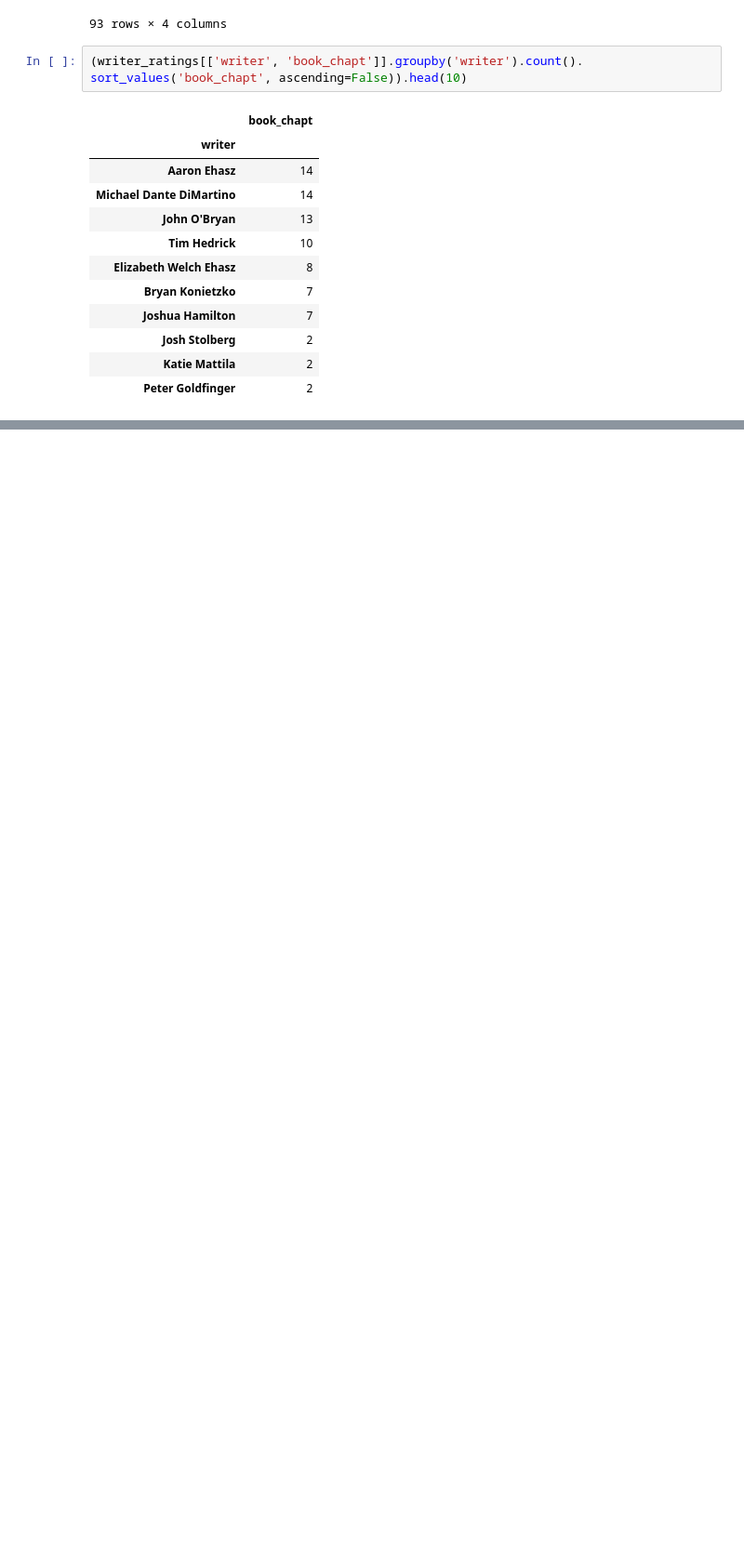
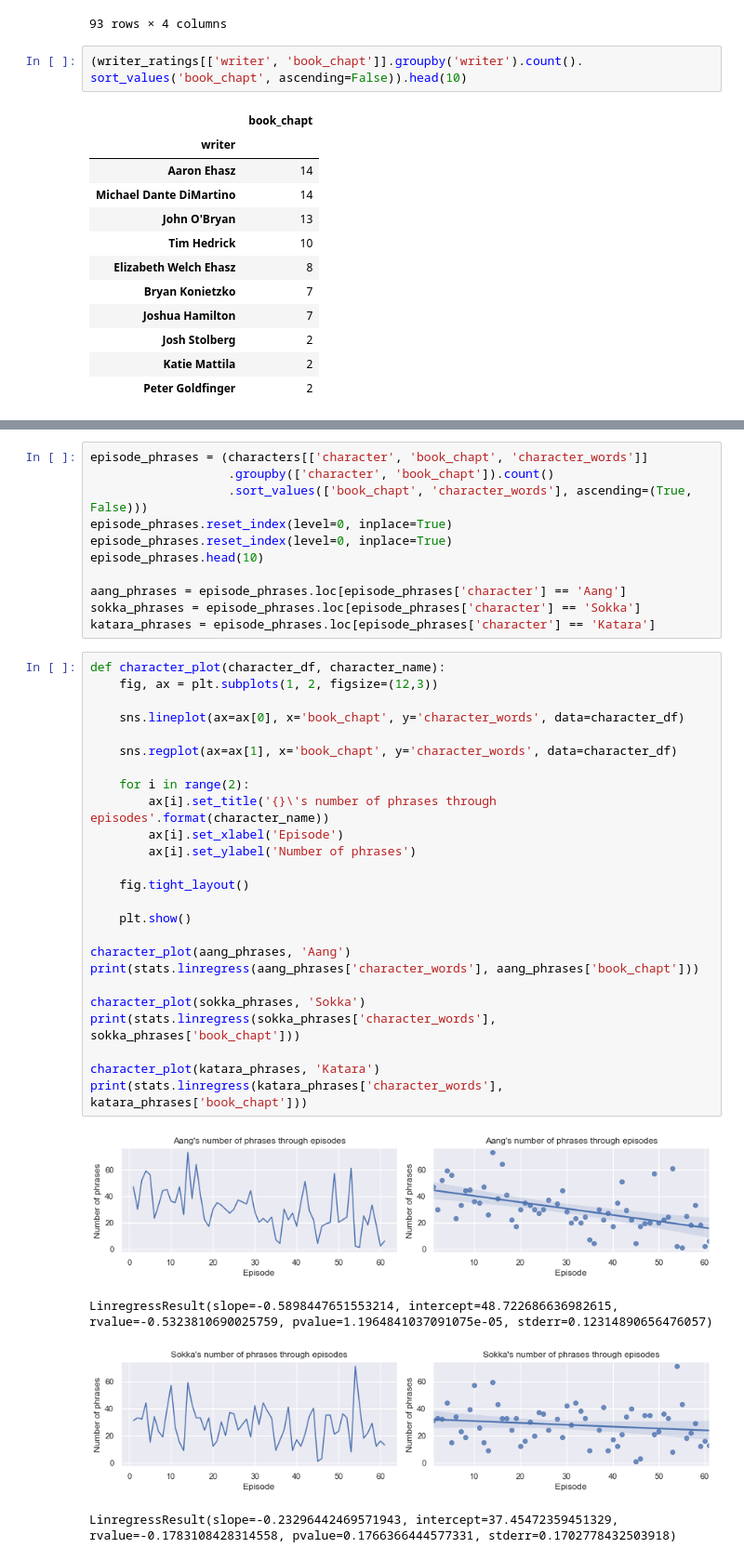
Before and after one commit to sgol11/avatar-analysis, a Jupyter notebook: avatar_analysis.ipynb, the cells around one changed output, grey strips where cells are left out. Shown at 93% size. Drawn from its saved outputs; the diff is of its cells as text; blank space fills up the shorter version.

```diff
--- a/avatar_analysis.ipynb
+++ b/avatar_analysis.ipynb
@@ -455,0 +516,41 @@ plt.show()
+# %%
+episode_phrases = (characters[['character', 'book_chapt', 'character_words']]
+                   .groupby(['character', 'book_chapt']).count()
+                   .sort_values(['book_chapt', 'character_words'], ascending=(True, False)))
+episode_phrases.reset_index(level=0, inplace=True)
+episode_phrases.reset_index(level=0, inplace=True)
+episode_phrases.head(10)
+
+aang_phrases = episode_phrases.loc[episode_phrases['character'] == 'Aang']
+sokka_phrases = episode_phrases.loc[episode_phrases['character'] == 'Sokka']
+katara_phrases = episode_phrases.loc[episode_phrases['character'] == 'Katara']
+# %%
+def character_plot(character_df, character_name):
+    fig, ax = plt.subplots(1, 2, figsize=(12,3))
+
+    sns.lineplot(ax=ax[0], x='book_chapt', y='character_words', data=character_df)
+
+    sns.regplot(ax=ax[1], x='book_chapt', y='character_words', data=character_df)
+
+    for i in range(2):
+        ax[i].set_title('{}\'s number of phrases through episodes'.format(character_name))
+        ax[i].set_xlabel('Episode')
+        ax[i].set_ylabel('Number of phrases')
+
+    fig.tight_layout()
+
+    plt.show()
+
+character_plot(aang_phrases, 'Aang')
+print(stats.linregress(aang_phrases['character_words'], aang_phrases['book_chapt']))
+
+character_plot(sokka_phrases, 'Sokka')
+print(stats.linregress(sokka_phrases['character_words'], sokka_phrases['book_chapt']))
+
+character_plot(katara_phrases, 'Katara')
+print(stats.linregress(katara_phrases['character_words'], katara_phrases['book_chapt']))
+# %% [output]
+[figure, added]
+LinregressResult(slope=-0.5898447651553214, intercept=48.722686636982615, rvalue=-0.5323810690025759, pvalue=1.1964841037091075e-05, stderr=0.12314890656476057)
+[figure, added]
+LinregressResult(slope=-0.23296442469571943, intercept=37.45472359451329, rvalue=-0.1783108428314558, pvalue=0.1766366444577331, stderr=0.1702778432503918)
```
Also changed, not shown: parts of 8 cells of this notebook.
